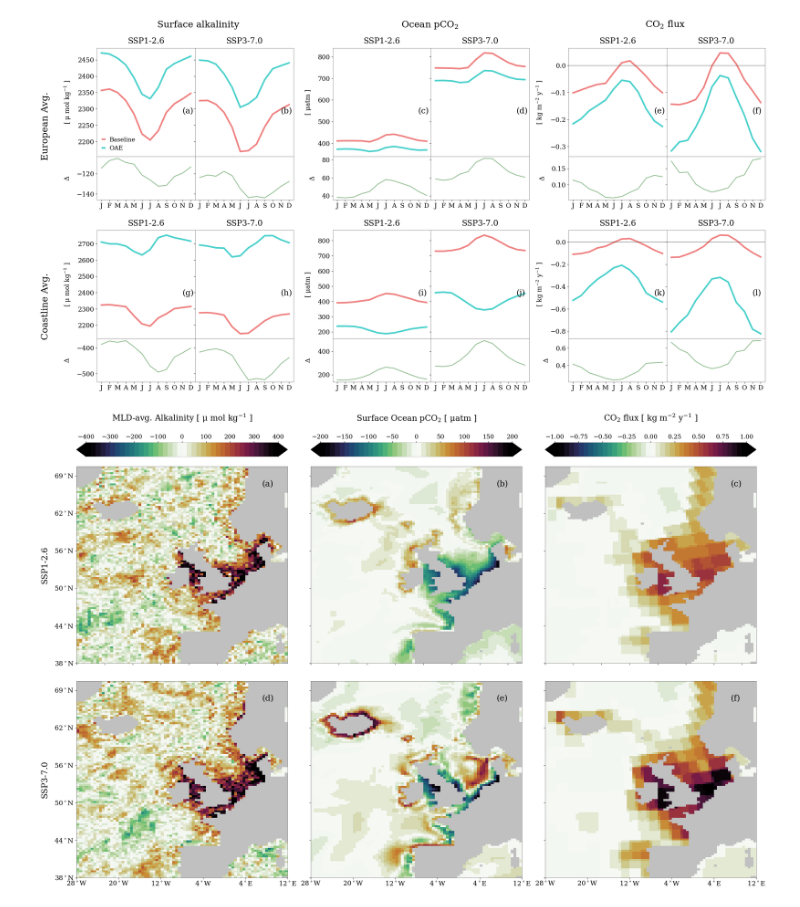
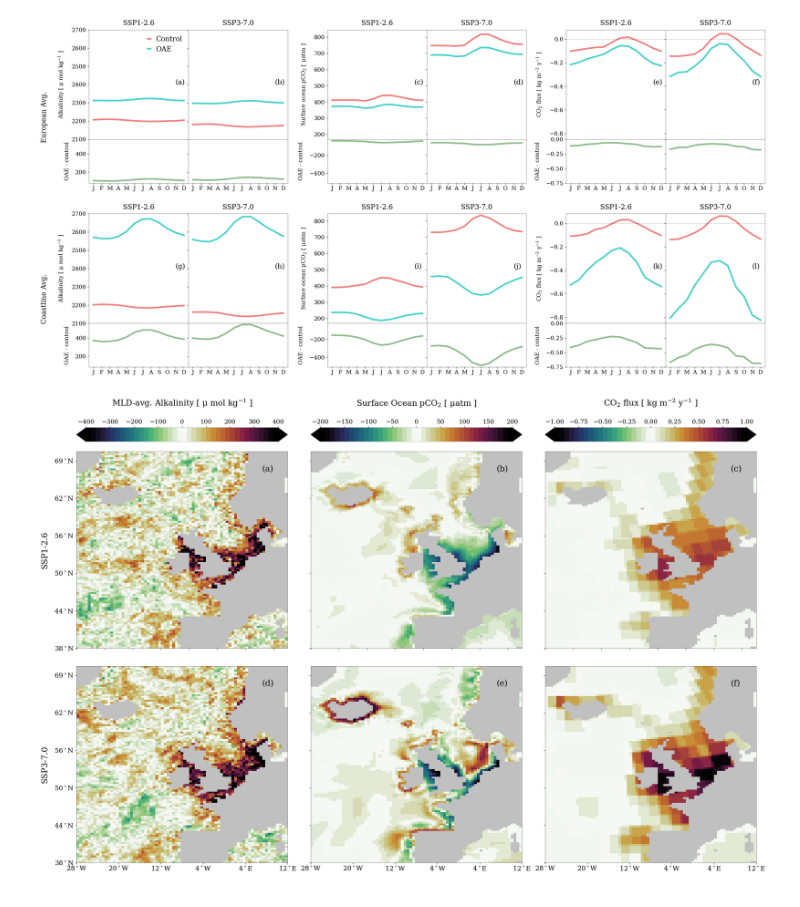
Before and after one commit to chiaraciscato/2026_ciscato_oae_seasonality, a Jupyter notebook: scripts/seasonal_analysis.ipynb, the cells around one changed output. Saved outputs shown, nothing was run; the diff lists cells and outputs as text; code cells hidden in the pictures.

```diff
--- a/scripts/seasonal_analysis.ipynb
+++ b/scripts/seasonal_analysis.ipynb
@@ -103,18 +108,17 @@ def process_scenario(var, file_path):
         # max_depth = max_depth.where(max_depth)
 
         dataset = dataset.where(dataset).sel(time_counter=slice('2090','2100'))
-
         d_mld = mld_datasets[scenario]
 
-        if var in ['ALK','DIC']:
-            # mask = (data.deptht > 200)
+        # if var in ['ALK','DIC']:
+        #     # mask = (data.deptht > 200)
 
-            mask = (dataset['deptht'] < d_mld['somxl010'])
-            dataset[var] = dataset[var].where(mask)
-            dataset = vertical_weights(dataset, var, d_mld, 'somxl010', 'ave')
+        #     mask = (dataset['deptht'] < d_mld['somxl010'])
+        #     dataset[var] = dataset[var].where(mask)
+        #     dataset = vertical_weights(dataset, var, d_mld, 'somxl010', 'ave')
 
-        # if var in ['ALK']:
-        #     dataset = dataset.isel(deptht=0)
+        if var in ['ALK']:
+            dataset = dataset.isel(deptht=0)
 
         # elif var in ['DIC']:
         #     ocn_mask = ocean_mask(data_path, var)
@@ -162,7 +166,7 @@ def seasonal_amplitude(scenarios, var):
     year_scenario = {key: seasonal_avg(value, var) for key, value in scenarios.items()}
 
     delta_scenario = {
-        f'delta_{baseline_key}': year_scenario[baseline_key] - year_scenario[oae_key]
+        f'delta_{baseline_key}': year_scenario[oae_key] - year_scenario[baseline_key]
         for baseline_key in year_scenario
         # zip base and oae scenarios
         if baseline_key.startswith('baseline') and (oae_key := baseline_key.replace('baseline', 'oae')) in year_scenario
@@ -192,13 +216,13 @@ eu_co2flux, ps_co2flux, ampl_co2flux, co2flux_integral = data_processing('co2flu
 # %%
-s, m, l = 16, 20, 23
+s, m, l = 14, 17, 23
 
 datasets = [eu_alk, eu_pco2, eu_co2flux, ps_alk, ps_pco2, ps_co2flux]
-vars = ['ALK','fco2','co2flux','ALK','fco2', 'co2flux']
+vars_set = ['ALK','fco2','co2flux','ALK','fco2', 'co2flux']
 
 # datasets = [eu_dic, eu_ph, eu_mld, ps_dic, ps_ph, ps_mld]
 # vars = ['DIC','ph','somxl010','DIC','ph', 'somxl010']
 
-labels = ['Baseline', 'OAE']
+labels = ['Control', 'OAE']
 colors = ['lightcoral', 'mediumturquoise']
 
 def lineplot_vars(ds, var, ax1, ax2, ax3, ax4, labels, colors):
@@ -208,12 +232,21 @@ def lineplot_vars(ds, var, ax1, ax2, ax3, ax4, labels, colors):
     ax3.plot(list(ds[0].values())[2][var], label=labels[0], color=colors[0], linewidth=4) # baseline ssp370
     ax3.plot(list(ds[0].values())[3][var], label=labels[1], color=colors[1], linewidth=4) # oae ssp370
 
+    if var == 'ALK':
+        ax1.set_ylim(2100,2700)
+        ax2.set_ylim(80,560)
+    elif var == 'fco2':
+        ax1.set_ylim(170,845)
+        ax2.set_ylim(-510,-20)
+    elif var == 'co2flux':
+        ax1.set_ylim(-0.85,0.08)
+        ax2.set_ylim(-.75,0)
+
     # delta
-    ax2.plot(list(ds[1].values())[0][var], color='darkseagreen', linewidth=2) # delta ssp126
-    ax4.plot(list(ds[1].values())[1][var], color='darkseagreen', linewidth=2) # delta ssp370
+    ax2.plot(list(ds[1].values())[0][var], color='darkseagreen', linewidth=4) # delta ssp126
+    ax4.plot(list(ds[1].values())[1][var], color='darkseagreen', linewidth=4) # delta ssp370
 
-    ax1.set_ylabel(f"[ {list(units[var].values())[0]} ]", fontsize=s, labelpad=s)
-    ax2.set_ylabel(f"Δ", fontsize=s, labelpad=s)
+    ax2.set_ylabel(f"OAE - control", fontsize=s, labelpad=s)
 
     ax1.set_title('SSP1-2.6', fontsize=m, y=1.02)
     ax3.set_title("SSP3-7.0", fontsize=m, y=1.02)
@@ -222,8 +255,10 @@ def lineplot_vars(ds, var, ax1, ax2, ax3, ax4, labels, colors):
     ax4.yaxis.set_tick_params(labelleft=False)
 
     if var is 'co2flux':
-        ax1.axhline(0, color='black', linewidth=0.5)
-        ax3.axhline(0, color='black', linewidth=0.5)
+        ax1.axhline(0, color='black', linewidth=0.5, linestyle=':')
+        ax3.axhline(0, color='black', linewidth=0.5, linestyle=':')
+
+    ax1.set_ylabel(f"{vars[var].get('long')} [ {vars[var].get('unit')} ]", fontsize=s, labelpad=m)
 
 gs0 = gridspec.GridSpec(6, 3, hspace=0.2)
 
@@ -232,43 +267,39 @@ axes = []
 fig = plt.figure(figsize=(30, 48))
 
 for i in range(6):
     gs = gridspec.GridSpecFromSubplotSpec(2, 2, subplot_spec=gs0[i], height_ratios=[1, 0.4], width_ratios=[1, 1], hspace=0, wspace=0)
 
     ax1 = fig.add_subplot(gs[0, 0])
     ax2 = fig.add_subplot(gs[1, 0])
     ax3 = fig.add_subplot(gs[0, 1], sharey=ax1)
     ax4 = fig.add_subplot(gs[1, 1], sharey=ax2)
 
     axes.extend([ax1, ax2, ax3, ax4])
 
-    lineplot_vars(datasets[i], vars[i], ax1, ax2, ax3, ax4, labels, colors)
+    lineplot_vars(datasets[i], vars_set[i], ax1, ax2, ax3, ax4, labels, colors)
 
     if i == 0:
-            ax1.legend(labels=labels, loc='best', frameon=False, handlelength=.4)
+        ax1.legend(labels=labels, loc='best', frameon=False, handlelength=.4, fontsize=m)
 
 for i, ax in enumerate(axes):
     month_x_labels(ax)
     ax.tick_params(axis='both', which='major', labelsize=s)
     fineline(ax)
 
 for n, ax in enumerate([axes[i] for i in range(0, 24, 2)]):
-    ax.text(0.87, 0.4, f"{string.punctuation[7]}{string.ascii_lowercase[n]}{string.punctuation[8]}",
+    ax.text(0.87, 0.5, f"{string.punctuation[7]}{string.ascii_lowercase[n]}{string.punctuation[8]}",
             transform=ax.transAxes, size=m)
-
-column_titles = [f"Surface alkalinity", f"{list(units[vars[1]].keys())[0]}", f"{list(units[vars[2]].keys())[0]}"]
-for i, title in enumerate(column_titles):
-    fig.text(0.195 + i * 0.283, 0.895, title, fontsize=l)
 
 row_titles = ['European Avg.', 'Coastline Avg.']
 for i, title in enumerate(row_titles):
-    fig.text(0.06, 0.8 - i * 0.13,title, ha='left', fontsize=l, rotation=90)
+    fig.text(0.07, 0.8 - i * 0.13,title, ha='left', fontsize=m, rotation=90)
 
-# plt.savefig('/Users/chiaraciscato/Desktop/GEOMAR/2025_ciscato_oae_seasonality/out/figure_3.png')
+plt.savefig('/Users/chiaraciscato/Desktop/GEOMAR/2025_ciscato_oae_seasonality/out/figure_3.png')
 # plt.savefig('/Users/chiaraciscato/Desktop/GEOMAR/2025_ciscato_oae_seasonality/out/lineplot_supplement.png', transparent=True)
 
 pass
 # %% [output]
-[figure, old version]
+[figure, new version]
 # %%
 cmap, norm = create_discrete_cmap(cm.seasons, 40)
 cmap.set_bad(color='silver')
```
Also changed, not shown: parts of 2 cells of this notebook, 11 other files.
